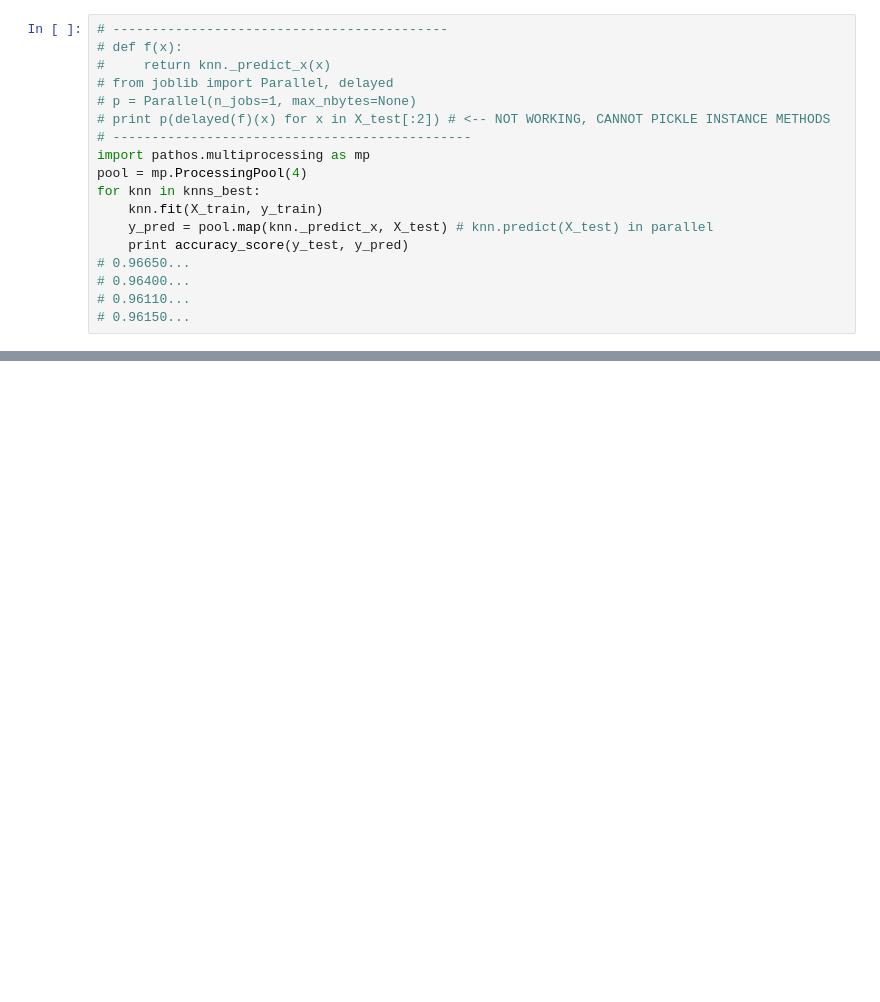
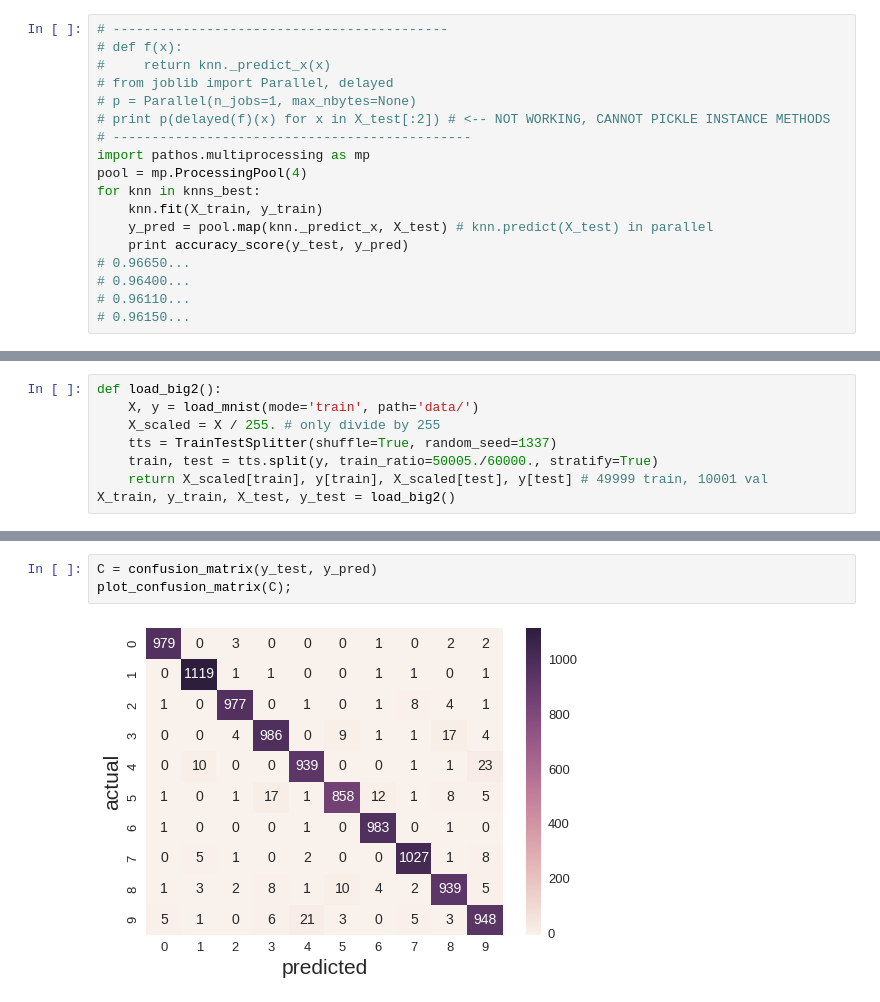
Before and after one commit to yell/mnist-challenge, a Jupyter notebook: cross_validations.ipynb, the cells around one changed output, grey strips where cells are left out. Cells and saved outputs as stored; diff of their text form; blank space fills up the shorter version.

Commit message:
validated k-NN approaches 3,4 on full train data

```diff
--- a/cross_validations.ipynb
+++ b/cross_validations.ipynb
@@ -757,0 +708,8 @@ for knn in knns_best:
+# %%
+def load_big2():
+    X, y = load_mnist(mode='train', path='data/')
+    X_scaled = X / 255. # only divide by 255
+    tts = TrainTestSplitter(shuffle=True, random_seed=1337)
+    train, test = tts.split(y, train_ratio=50005./60000., stratify=True)
+    return X_scaled[train], y[train], X_scaled[test], y[test] # 49999 train, 10001 val
+X_train, y_train, X_test, y_test = load_big2()
@@ -757,0 +729,5 @@ for knn in knns_best:
+# %%
+C = confusion_matrix(y_test, y_pred)
+plot_confusion_matrix(C);
+# %% [output]
+[figure, added]
```
Also changed, not shown: parts of 27 cells of this notebook.
